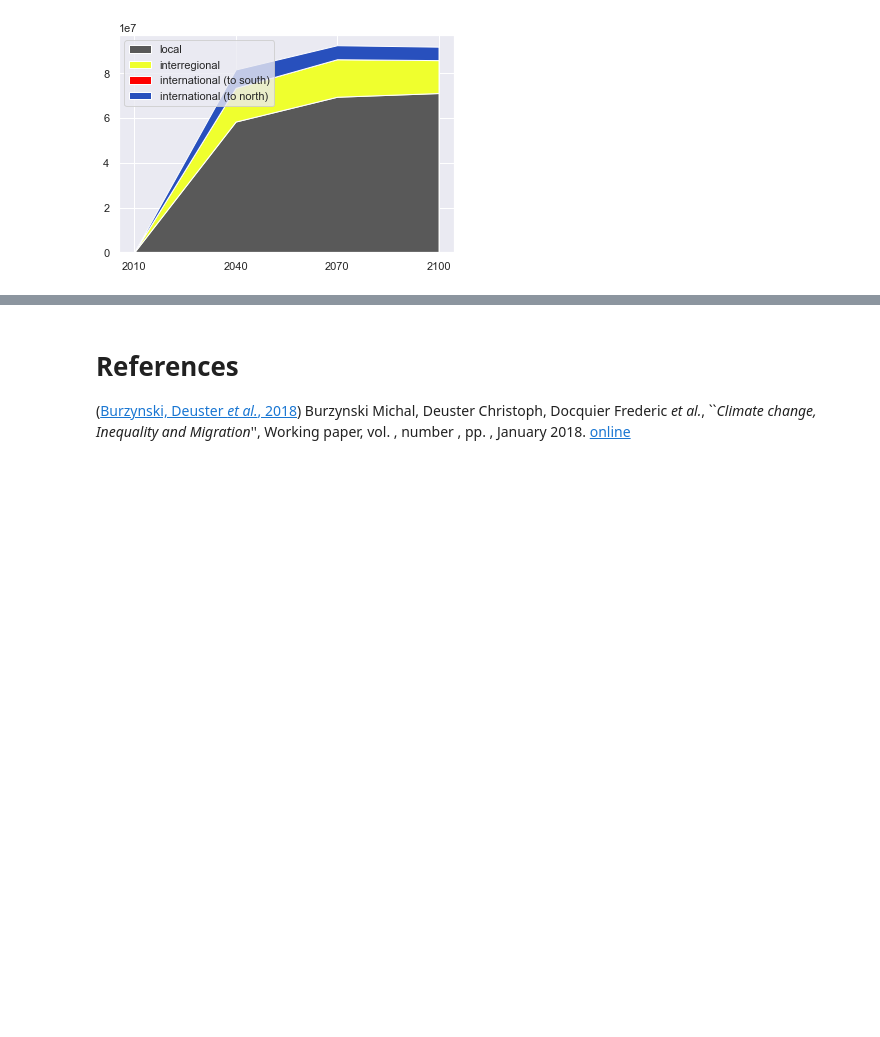
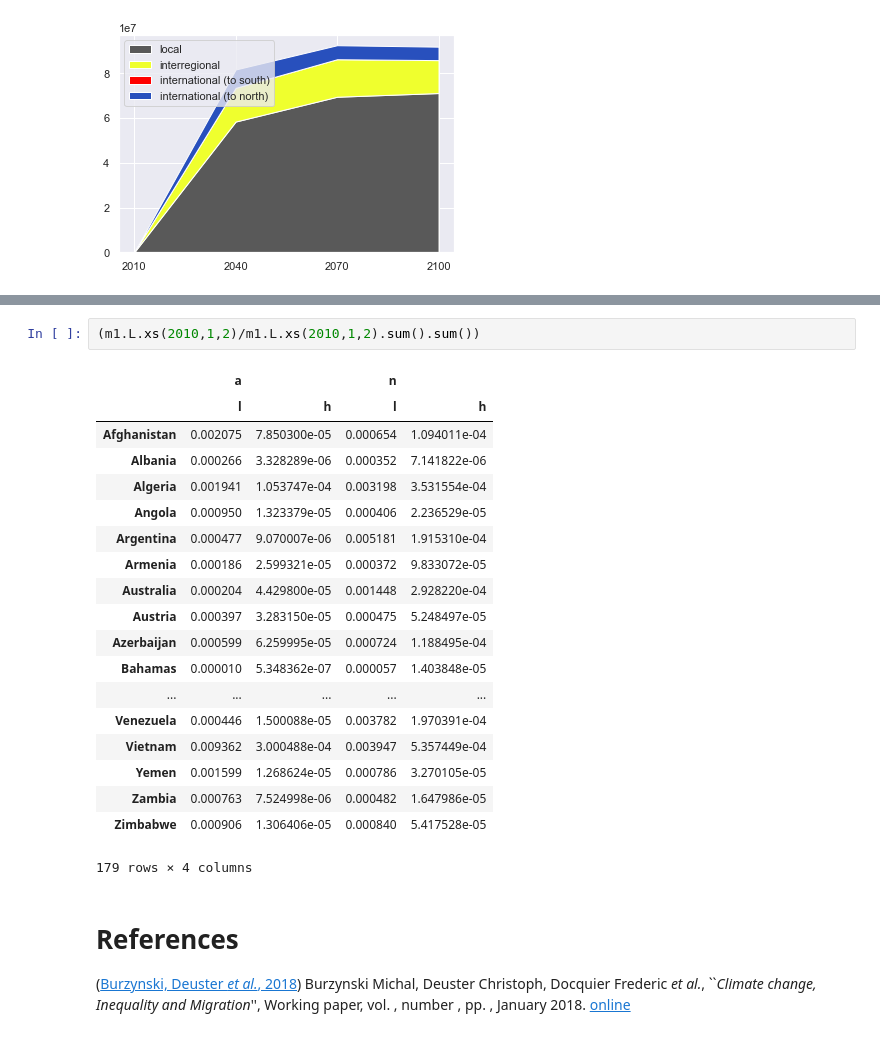
Before and after one commit to hscheewel/GeographyOfClimateMigration, a Jupyter notebook: model.ipynb, the cells around one changed output, grey strips where cells are left out. Drawn from its saved outputs; the diff is of its cells as text; blank space fills up the shorter version.

```diff
--- a/model.ipynb
+++ b/model.ipynb
@@ -1385,3 +1523,25 @@ plt.show()
+# %%
+(m1.L.xs(2010,1,2)/m1.L.xs(2010,1,2).sum().sum())
+# %% [output]
+|  | a |  | n |  |
+|  | l | h | l | h |
+| Afghanistan | 0.002075 | 7.850300e-05 | 0.000654 | 1.094011e-04 |
+| Albania | 0.000266 | 3.328289e-06 | 0.000352 | 7.141822e-06 |
+| Algeria | 0.001941 | 1.053747e-04 | 0.003198 | 3.531554e-04 |
+| Angola | 0.000950 | 1.323379e-05 | 0.000406 | 2.236529e-05 |
+| Argentina | 0.000477 | 9.070007e-06 | 0.005181 | 1.915310e-04 |
+| Armenia | 0.000186 | 2.599321e-05 | 0.000372 | 9.833072e-05 |
+| Australia | 0.000204 | 4.429800e-05 | 0.001448 | 2.928220e-04 |
+| Austria | 0.000397 | 3.283150e-05 | 0.000475 | 5.248497e-05 |
+| Azerbaijan | 0.000599 | 6.259995e-05 | 0.000724 | 1.188495e-04 |
+| Bahamas | 0.000010 | 5.348362e-07 | 0.000057 | 1.403848e-05 |
+| ... | ... | ... | ... | ... |
+| Venezuela | 0.000446 | 1.500088e-05 | 0.003782 | 1.970391e-04 |
+| Vietnam | 0.009362 | 3.000488e-04 | 0.003947 | 5.357449e-04 |
+| Yemen | 0.001599 | 1.268624e-05 | 0.000786 | 3.270105e-05 |
+| Zambia | 0.000763 | 7.524998e-06 | 0.000482 | 1.647986e-05 |
+| Zimbabwe | 0.000906 | 1.306406e-05 | 0.000840 | 5.417528e-05 |
+179 rows × 4 columns
 # %% [markdown]
 # References
 
```
Also changed, not shown: parts of 22 cells of this notebook.
